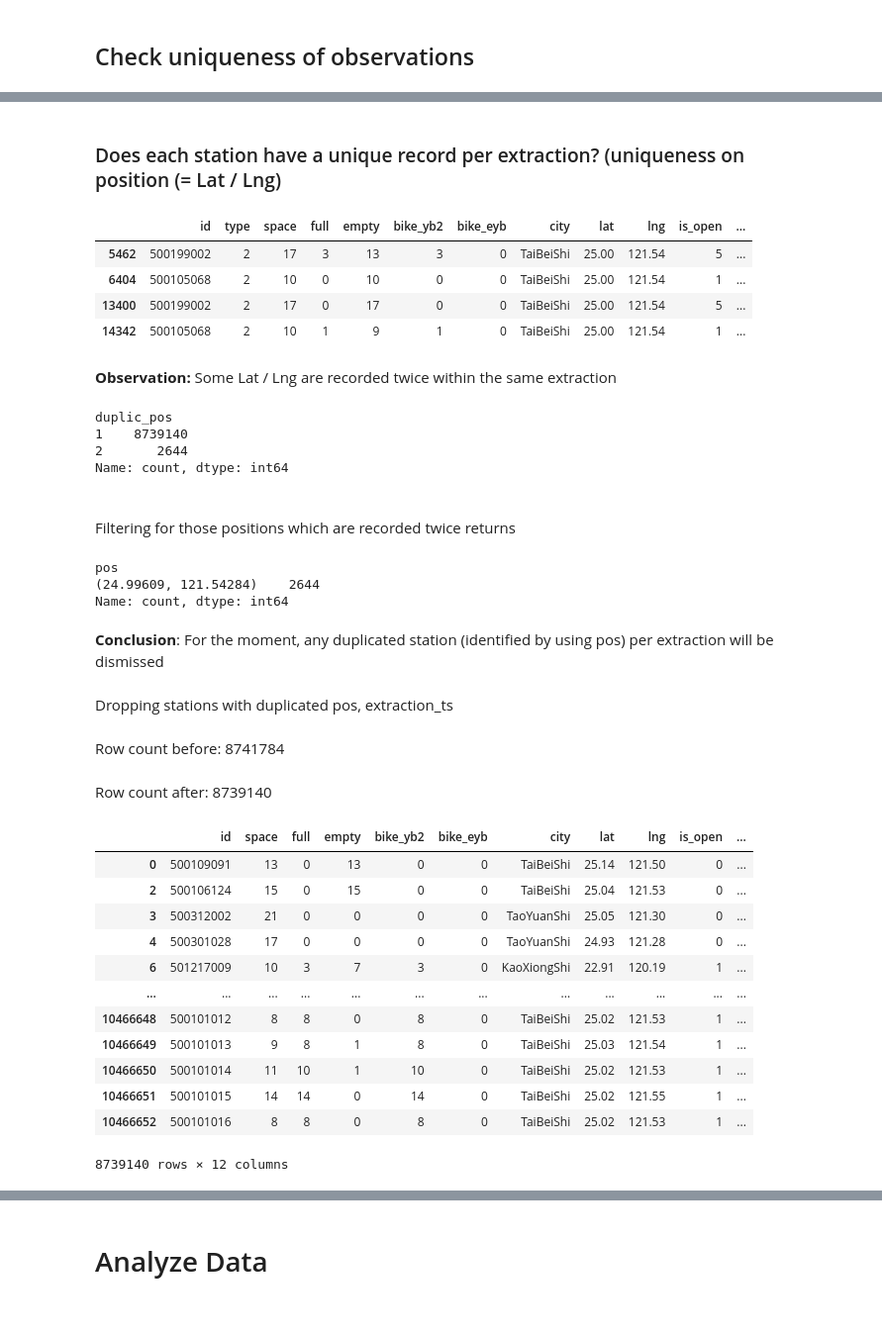
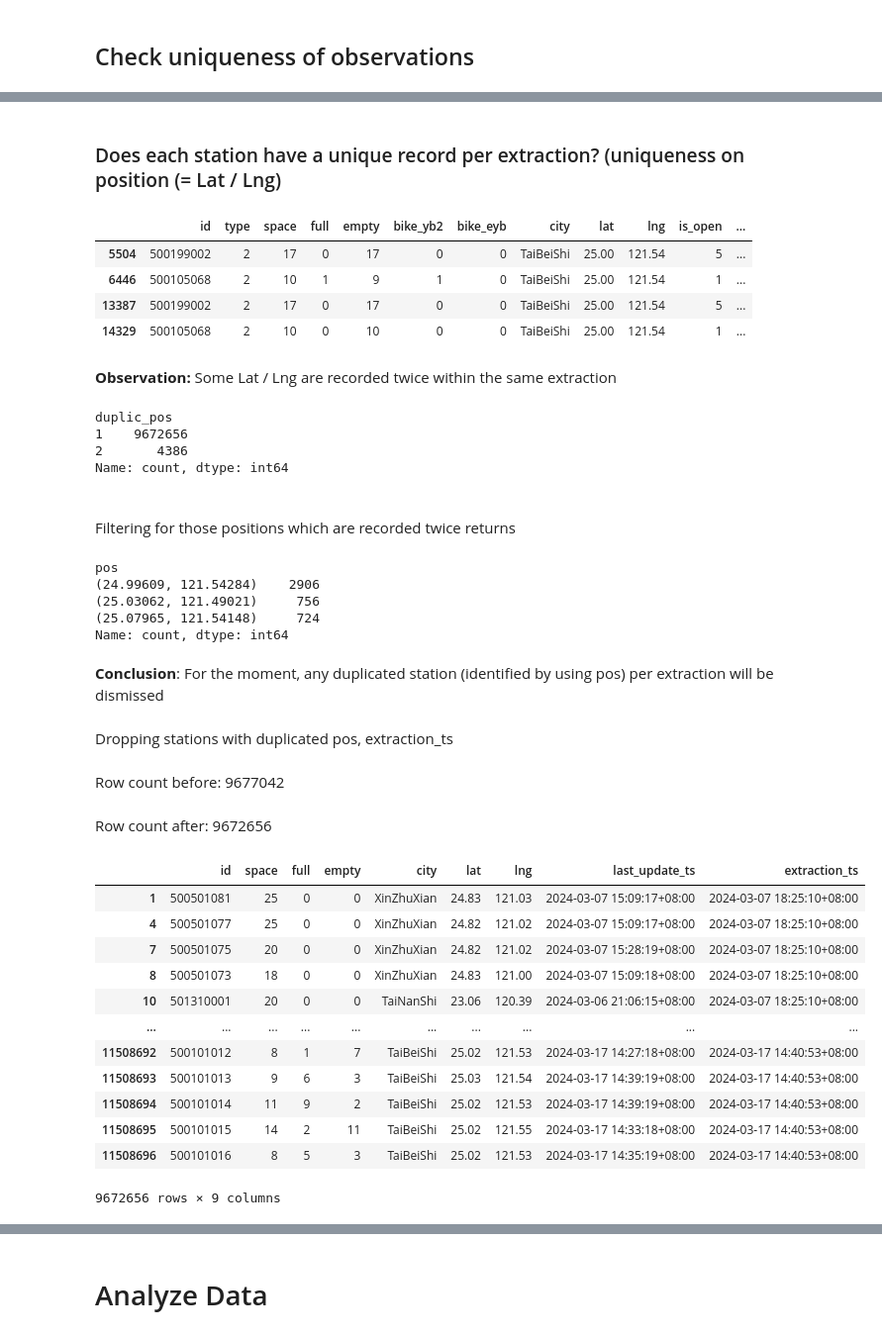
Before and after one commit to early-riser18/YouBikeML, a Jupyter notebook: eda/YouBike_EDA.ipynb, the cells around one changed output, grey strips where cells are left out. Shown at 99% size. Cells and saved outputs as stored; diff of their text form; code cells hidden in the pictures.

Commit message:
fix Youbike EDA

```diff
--- a/eda/YouBike_EDA.ipynb
+++ b/eda/YouBike_EDA.ipynb
@@ -147,7 +258,7 @@ memory usage: 1.3+ GB
 # Validate & clean the dataset
 # %%
 # Analyze Raw da
-main_df = pd.read_parquet("./youbike_dock_info_history_2024-02-15_2024-03-13_raw.parquet")
+main_df = pd.read_parquet("./youbike_dock_info_history_2024-03-01_2024-03-17_raw.parquet")
 # %%
 display(main_df.shape)
 main_df.info()
@@ -343,7 +454,7 @@ Unique values in 'is_open': [0 1 2 5 4 3]
 city_name_glossary = {"新北市": "XinBeiShi",
                       "台北市": "TaiBeiShi",
                       "台中市":"TaiZhongShi",
-                      "高雄市":"KaoXiongShi",
+                      "高雄市":"GaoXiongShi",
                       "桃園市":"TaoYuanShi",
                       "臺南市": "TaiNanShi",
                       "嘉義市": "JiaYiShi",
@@ -440,18 +551,20 @@ dm("**Conclusion**: For the moment, any duplicated station (identified by using
 # %% [output]
 ### Does each station have a unique record per extraction? (uniqueness on position (= Lat / Lng)
 |  | id | type | space | full | empty | bike_yb2 | bike_eyb | city | lat | lng | is_open | ... |
-| 5462 | 500199002 | 2 | 17 | 3 | 13 | 3 | 0 | TaiBeiShi | 25.00 | 121.54 | 5 | ... |
-| 6404 | 500105068 | 2 | 10 | 0 | 10 | 0 | 0 | TaiBeiShi | 25.00 | 121.54 | 1 | ... |
-| 13400 | 500199002 | 2 | 17 | 0 | 17 | 0 | 0 | TaiBeiShi | 25.00 | 121.54 | 5 | ... |
-| 14342 | 500105068 | 2 | 10 | 1 | 9 | 1 | 0 | TaiBeiShi | 25.00 | 121.54 | 1 | ... |
+| 5504 | 500199002 | 2 | 17 | 0 | 17 | 0 | 0 | TaiBeiShi | 25.00 | 121.54 | 5 | ... |
+| 6446 | 500105068 | 2 | 10 | 1 | 9 | 1 | 0 | TaiBeiShi | 25.00 | 121.54 | 1 | ... |
+| 13387 | 500199002 | 2 | 17 | 0 | 17 | 0 | 0 | TaiBeiShi | 25.00 | 121.54 | 5 | ... |
+| 14329 | 500105068 | 2 | 10 | 0 | 10 | 0 | 0 | TaiBeiShi | 25.00 | 121.54 | 1 | ... |
 **Observation:** Some Lat / Lng are recorded twice within the same extraction
 duplic_pos
-1    8739140
-2       2644
+1    9672656
+2       4386
 Name: count, dtype: int64
 <br>Filtering for those positions which are recorded twice returns
 pos
-(24.99609, 121.54284)    2644
+(24.99609, 121.54284)    2906
+(25.03062, 121.49021)     756
+(25.07965, 121.54148)     724
 Name: count, dtype: int64
 **Conclusion**: For the moment, any duplicated station (identified by using pos) per extraction will be dismissed
 # %%
@@ -463,25 +576,25 @@ main_df.drop(main_df[main_df["duplic_pos"] > 1].index, inplace=True)
 dm(f"Row count after: {main_df.shape[0]}")
 # %% [output]
 Dropping stations with duplicated pos, extraction_ts
-Row count before: 8741784
+Row count before: 9677042
-Row count after: 8739140
+Row count after: 9672656
 # %%
 #Last visual check before dl
 #Checkpoint
-base_df = main_df[['id', 'space', 'full', 'empty', 'bike_yb2', 'bike_eyb', 'city',
-                   'lat', 'lng', 'is_open', 'last_update_ts', 'extraction_ts']].copy(deep=True)
+base_df = main_df[['id', 'space', 'full', 'empty', 'city',
+                   'lat', 'lng', 'last_update_ts', 'extraction_ts']].copy(deep=True)
 base_df
 # %% [output]
-|  | id | space | full | empty | bike_yb2 | bike_eyb | city | lat | lng | is_open | ... |
-| 0 | 500109091 | 13 | 0 | 13 | 0 | 0 | TaiBeiShi | 25.14 | 121.50 | 0 | ... |
-| 2 | 500106124 | 15 | 0 | 15 | 0 | 0 | TaiBeiShi | 25.04 | 121.53 | 0 | ... |
-| 3 | 500312002 | 21 | 0 | 0 | 0 | 0 | TaoYuanShi | 25.05 | 121.30 | 0 | ... |
-| 4 | 500301028 | 17 | 0 | 0 | 0 | 0 | TaoYuanShi | 24.93 | 121.28 | 0 | ... |
-| 6 | 501217009 | 10 | 3 | 7 | 3 | 0 | KaoXiongShi | 22.91 | 120.19 | 1 | ... |
-| ... | ... | ... | ... | ... | ... | ... | ... | ... | ... | ... | ... |
-| 10466648 | 500101012 | 8 | 8 | 0 | 8 | 0 | TaiBeiShi | 25.02 | 121.53 | 1 | ... |
-| 10466649 | 500101013 | 9 | 8 | 1 | 8 | 0 | TaiBeiShi | 25.03 | 121.54 | 1 | ... |
-| 10466650 | 500101014 | 11 | 10 | 1 | 10 | 0 | TaiBeiShi | 25.02 | 121.53 | 1 | ... |
-| 10466651 | 500101015 | 14 | 14 | 0 | 14 | 0 | TaiBeiShi | 25.02 | 121.55 | 1 | ... |
-| 10466652 | 500101016 | 8 | 8 | 0 | 8 | 0 | TaiBeiShi | 25.02 | 121.53 | 1 | ... |
+|  | id | space | full | empty | city | lat | lng | last_update_ts | extraction_ts |
+| 1 | 500501081 | 25 | 0 | 0 | XinZhuXian | 24.83 | 121.03 | 2024-03-07 15:09:17+08:00 | 2024-03-07 18:25:10+08:00 |
+| 4 | 500501077 | 25 | 0 | 0 | XinZhuXian | 24.82 | 121.02 | 2024-03-07 15:09:17+08:00 | 2024-03-07 18:25:10+08:00 |
+| 7 | 500501075 | 20 | 0 | 0 | XinZhuXian | 24.82 | 121.02 | 2024-03-07 15:28:19+08:00 | 2024-03-07 18:25:10+08:00 |
+| 8 | 500501073 | 18 | 0 | 0 | XinZhuXian | 24.83 | 121.00 | 2024-03-07 15:09:18+08:00 | 2024-03-07 18:25:10+08:00 |
+| 10 | 501310001 | 20 | 0 | 0 | TaiNanShi | 23.06 | 120.39 | 2024-03-06 21:06:15+08:00 | 2024-03-07 18:25:10+08:00 |
+| ... | ... | ... | ... | ... | ... | ... | ... | ... | ... |
+| 11508692 | 500101012 | 8 | 1 | 7 | TaiBeiShi | 25.02 | 121.53 | 2024-03-17 14:27:18+08:00 | 2024-03-17 14:40:53+08:00 |
+| 11508693 | 500101013 | 9 | 6 | 3 | TaiBeiShi | 25.03 | 121.54 | 2024-03-17 14:39:19+08:00 | 2024-03-17 14:40:53+08:00 |
+| 11508694 | 500101014 | 11 | 9 | 2 | TaiBeiShi | 25.02 | 121.53 | 2024-03-17 14:39:19+08:00 | 2024-03-17 14:40:53+08:00 |
+| 11508695 | 500101015 | 14 | 2 | 11 | TaiBeiShi | 25.02 | 121.55 | 2024-03-17 14:33:18+08:00 | 2024-03-17 14:40:53+08:00 |
+| 11508696 | 500101016 | 8 | 5 | 3 | TaiBeiShi | 25.02 | 121.53 | 2024-03-17 14:35:19+08:00 | 2024-03-17 14:40:53+08:00 |
-8739140 rows × 12 columns
+9672656 rows × 9 columns
```
Also changed, not shown: parts of 33 cells of this notebook.
